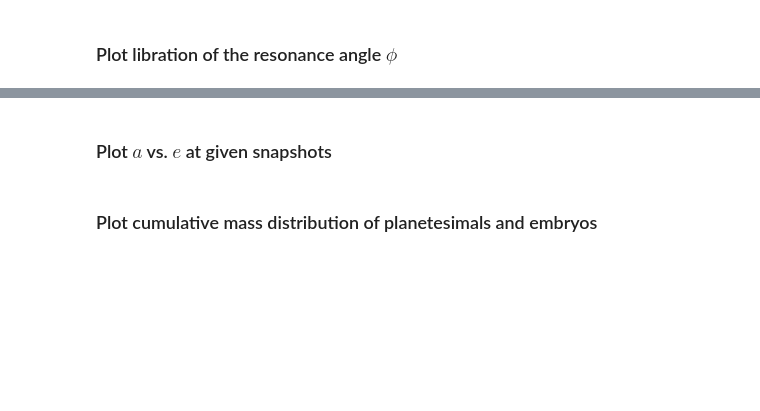
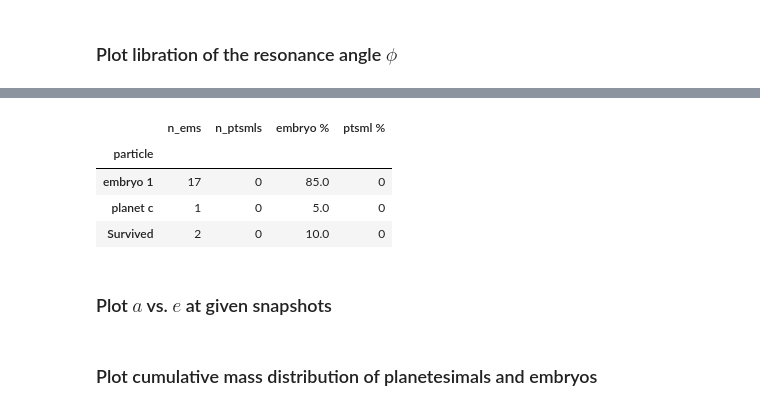
Before and after one commit to dchen10Git/uh-ifa-reu-2026, a Jupyter notebook: analyze_one_sim.ipynb, the cells around one changed output, grey strips where cells are left out. Cells and saved outputs as stored; diff of their text form; code cells hidden in the pictures; blank space fills up the shorter version.

```diff
--- a/analyze_one_sim.ipynb
+++ b/analyze_one_sim.ipynb
@@ -422,3 +420,14 @@ mmr_id.plot_libration(m_star, rocks['planet b'], rocks[f'embryo {i}'], rocks['pl
+# %%
+collision_df = get_collision_log(metadata, )
+fates_df = get_particle_fates(metadata, )
+summary = summarize_accretion(metadata, collision_df, fates_df)
+summary
+# %% [output]
+|  | n_ems | n_ptsmls | embryo % | ptsml % |
+| particle |  |  |  |  |
+| embryo 1 | 17 | 0 | 85.0 | 0 |
+| planet c | 1 | 0 | 5.0 | 0 |
+| Survived | 2 | 0 | 10.0 | 0 |
 # %% [markdown]
 ### Plot $a$ vs. $e$ at given snapshots
 # %%
```
Also changed, not shown: parts of 4 cells of this notebook, 4 other files.
